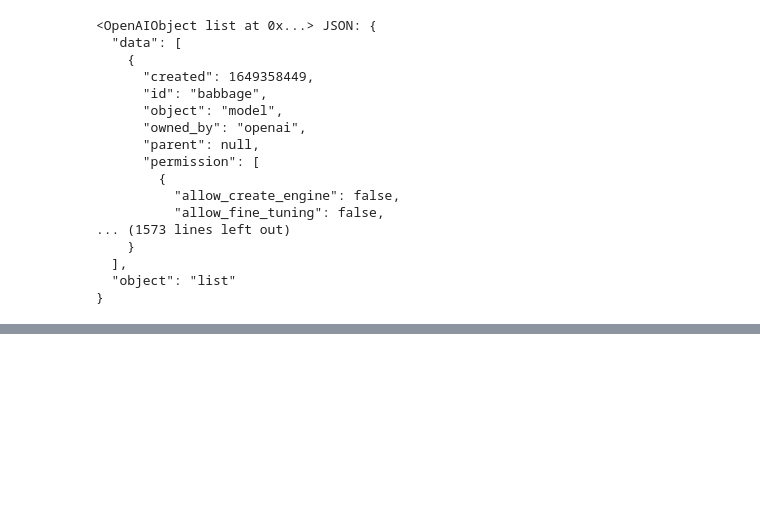
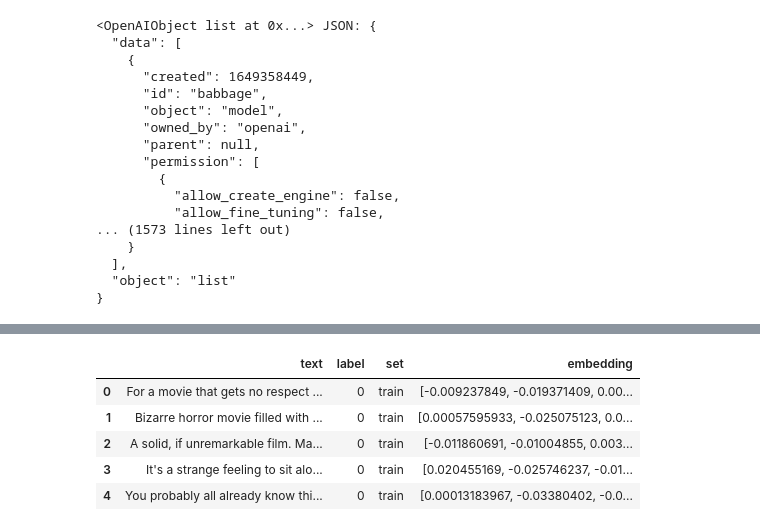
Before and after one commit to AlpriElse/Sandboxed, a Jupyter notebook: 2023-02-13_open_ai_embedding_testing/explore.ipynb, the cells around one changed output, grey strips where cells are left out. Cells and saved outputs as stored; diff of their text form; code cells hidden in the pictures; blank space fills up the shorter version.

```diff
--- a/2023-02-13_open_ai_embedding_testing/explore.ipynb
+++ b/2023-02-13_open_ai_embedding_testing/explore.ipynb
@@ -114,0 +128,9 @@ sns.barplot(x=df['label'].value_counts().index, y=df['label'].value_counts())
+# %%
+df.head()
+# %% [output]
+|  | text | label | set | embedding |
+| 0 | For a movie that gets no respect ... | 0 | train | [-0.009237849, -0.019371409, 0.00... |
+| 1 | Bizarre horror movie filled with ... | 0 | train | [0.00057595933, -0.025075123, 0.0... |
+| 2 | A solid, if unremarkable film. Ma... | 0 | train | [-0.011860691, -0.01004855, 0.003... |
+| 3 | It's a strange feeling to sit alo... | 0 | train | [0.020455169, -0.025746237, -0.01... |
+| 4 | You probably all already know thi... | 0 | train | [0.00013183967, -0.03380402, -0.0... |
```
Also changed, not shown: parts of 9 cells of this notebook.
